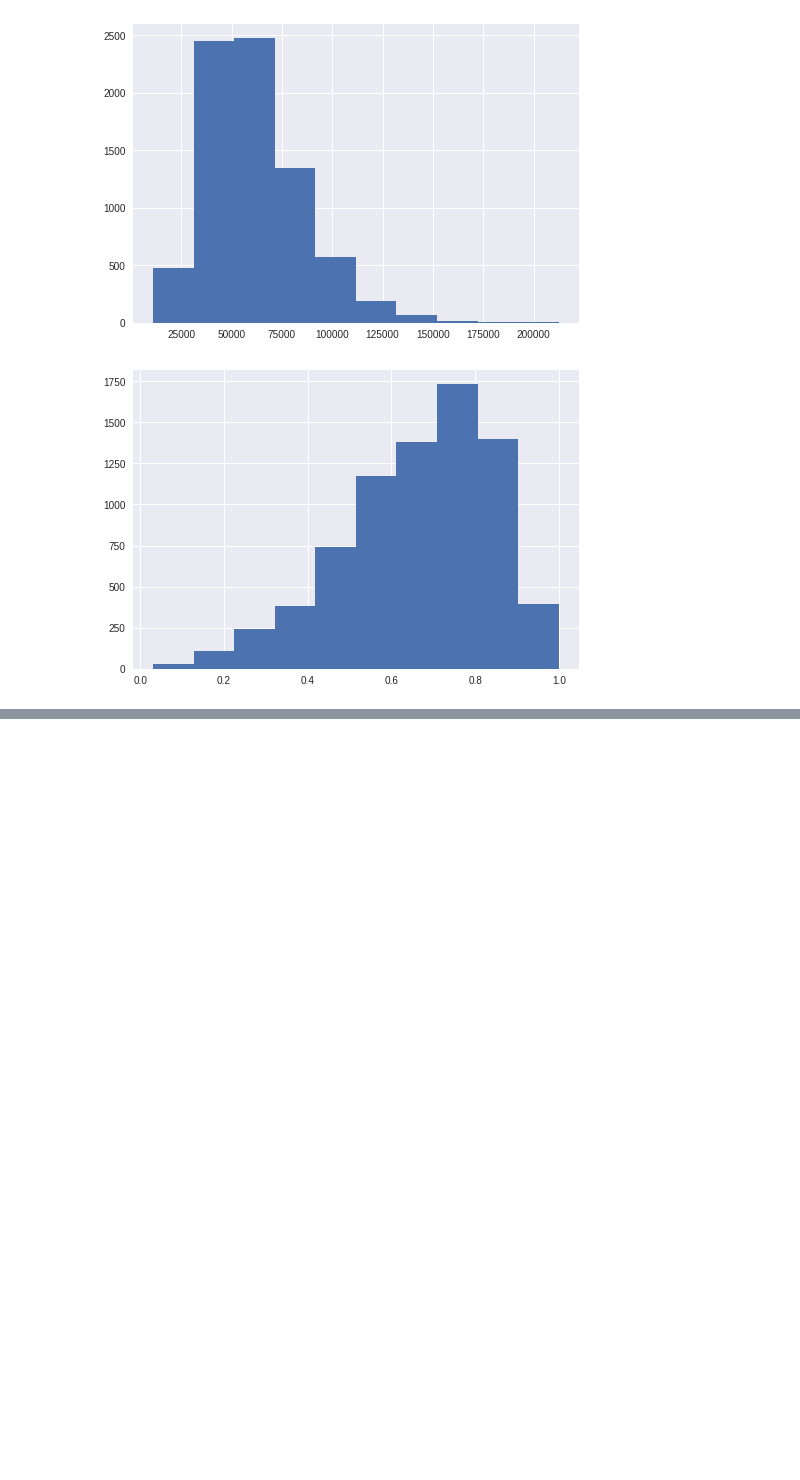
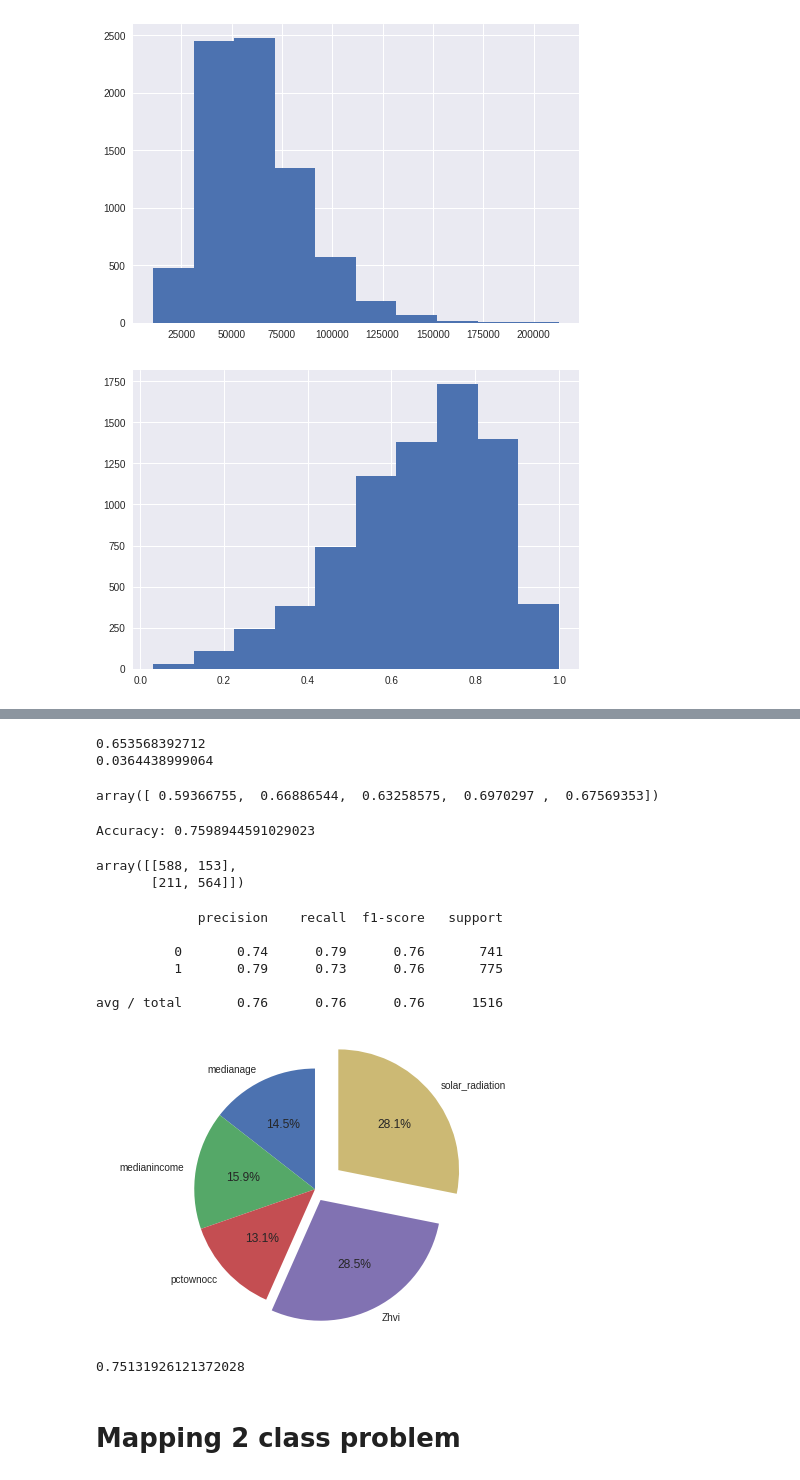
Before and after one commit to gurkpet/Solar-Panel-Market-Modeling, a Jupyter notebook: Solar Project.ipynb, the cells around one changed output, grey strips where cells are left out. Cells and saved outputs as stored; diff of their text form; code cells hidden in the pictures; blank space fills up the shorter version.

```diff
--- a/Solar Project.ipynb
+++ b/Solar Project.ipynb
@@ -176,3 +139,3 @@ median = data.per_capita.median()
 # %%
-#define classes for classification model 0 for low, 1 for medium and 2 for high end.
-data['class'] = data['per_capita'].apply(lambda x: 0 if x <= low3 else (2 if x >= high3 else 1))
+#define classes for classification model 0 for bad, 1 fgood market.
+data['class'] = data['per_capita'].apply(lambda x: 0 if x <= median else 1)
@@ -186,3 +144,13 @@ rfc = RandomForestClassifier()
 X = data.drop(['existing_installs_count','population','per_capita', 'zipcode', 'class'], axis = 1)
 #define target for classification model
 Y = data['class']
+# %%
+rfc = RandomForestClassifier(n_estimators=100)
+score = cross_val_score(rfc, X, Y, cv=5)
+print(score.mean())
+print(score.std())
+score
+# %% [output]
+0.653568392712
+0.0364438999064
+array([ 0.59366755,  0.66886544,  0.63258575,  0.6970297 ,  0.67569353])
@@ -188,0 +160,37 @@ Y = data['class']
+# %%
+rfc = RandomForestClassifier(n_estimators=100)
+rfc.fit(X_train, Y_train)
+Y_rand = rfc.predict(X_test)
+print('Accuracy: {}'.format(rfc.score(X_test, Y_test)))
+# %% [output]
+Accuracy: 0.7598944591029023
+# %%
+confusion_matrix(Y_test,Y_rand)
+# %% [output]
+array([[588, 153],
+       [211, 564]])
+# %%
+print(classification_report(Y_test,Y_rand))
+# %% [output]
+             precision    recall  f1-score   support
+
+          0       0.74      0.79      0.76       741
+          1       0.79      0.73      0.76       775
+
+avg / total       0.76      0.76      0.76      1516
+# %%
+#set lables from features
+labels = X_train.columns
+#retrieve relative importance of features from random forests
+sizes = rfc.feature_importances_
+#set explode parameters to make the chart look nice
+explode = (0, 0,0  ,.1, .25)
+
+fig1, ax1 = plt.subplots()
+ax1.pie(sizes, explode=explode, labels=labels, autopct='%1.1f%%',
+        shadow=False, startangle=90)
+ax1.axis('equal')
+
+plt.show()
+# %% [output]
+[figure, added]
@@ -188,0 +223,10 @@ Y = data['class']
+# %%
+ensemble = binensemble()
+
+ensemble.fit(X_train, Y_train)
+Y_ = ensemble.predict(X_test)
+accuracy_score(Y_test, Y_)
+# %% [output]
+0.75131926121372028
+# %% [markdown]
+# Mapping 2 class problem
```
Also changed, not shown: parts of 47 cells of this notebook, 29 other files.
